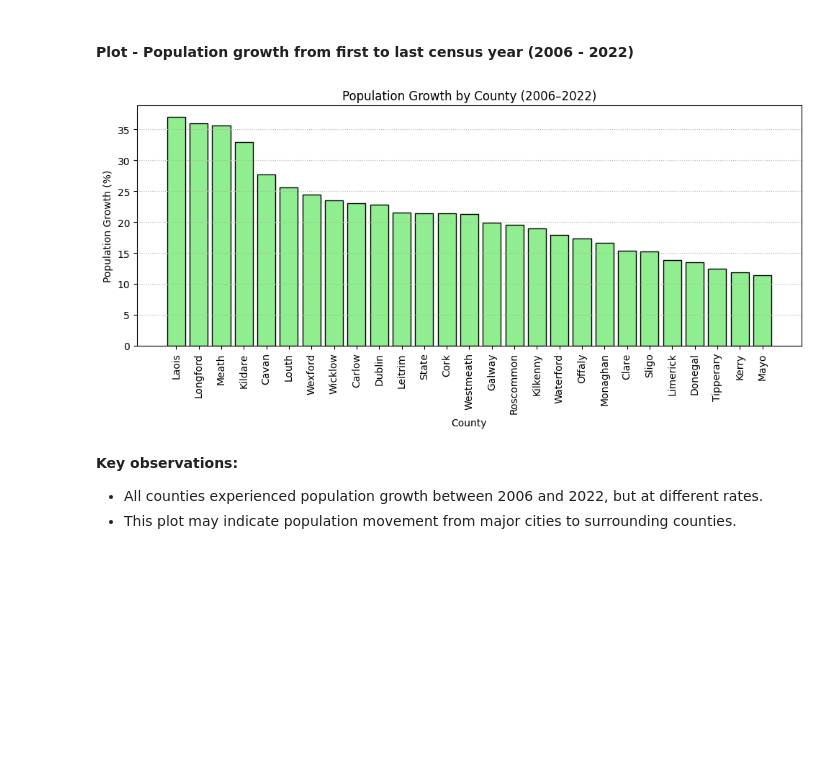
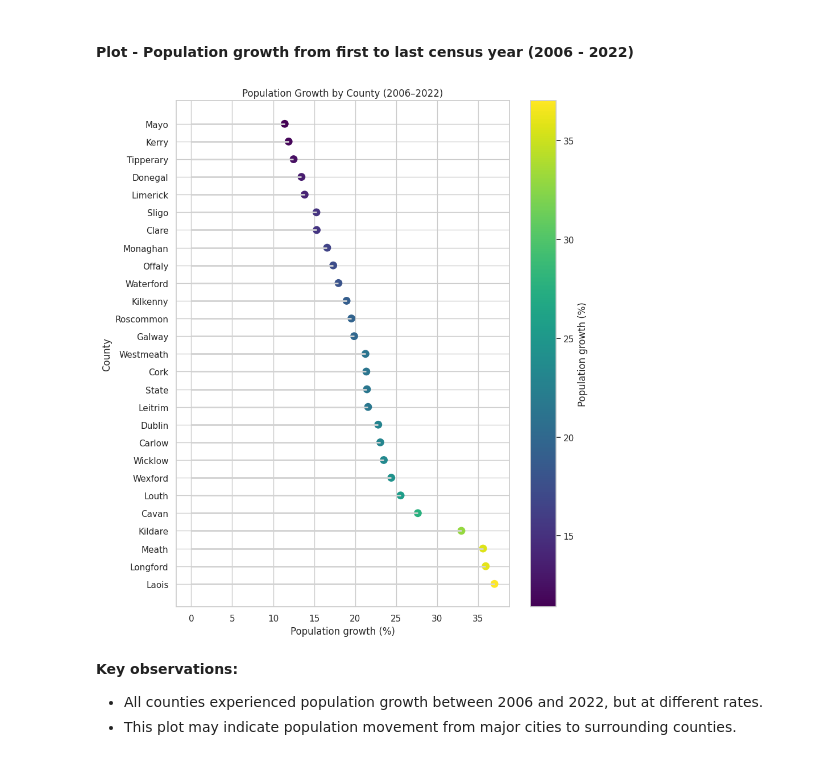
Before and after one commit to elainecazetta/programming-for-data-analytics, a Jupyter notebook: project/census_analysis.ipynb, the cells around one changed output. Saved outputs shown, nothing was run; the diff lists cells and outputs as text; code cells hidden in the pictures; blank space fills up the shorter version.

Commit message:
improve plot in topic 4

```diff
--- a/project/census_analysis.ipynb
+++ b/project/census_analysis.ipynb
@@ -251,27 +251,41 @@ Passing `palette` without assigning `hue` is deprecated and will be removed in v
 - In 2022, population is highly concentrated, with Dublin accounting for a much larger share than other counties.
 # %% [markdown]
 #### Plot - Population growth from first to last census year (2006 - 2022)
-# %%
-growth_summary = (
-    pop_df
-    .groupby("County")
-    .apply(lambda x: ((x["Population"].iloc[-1] / x["Population"].iloc[0]) - 1) * 100)
-    .reset_index(name="Population_Growth_%")
-)
-
-growth_summary = growth_summary.sort_values("Population_Growth_%", ascending=False)
-
-plt.figure(figsize=(10, 5))
-plt.bar(growth_summary["County"], growth_summary["Population_Growth_%"], color='lightgreen', edgecolor='black')
-plt.xticks(rotation=90)
-plt.title("Population Growth by County (2006–2022)")
-plt.xlabel("County")
-plt.ylabel("Population Growth (%)")
-plt.grid(axis='y', linestyle=':')
-plt.tight_layout()
-plt.show()
-# %% [output]
-[figure, removed]
+# %%
+plt.figure(figsize=(9, 10))
+
+y = growth_summary["County"]
+x = growth_summary["Population_Growth_%"]
+
+# Colour points using a colormap
+colors = x
+
+plt.hlines(
+    y=y,
+    xmin=0,
+    xmax=x,
+    color="lightgrey",
+    linewidth=2
+)
+
+plt.scatter(
+    x,
+    y,
+    c=colors,
+    cmap="viridis",
+    s=80
+)
+
+plt.colorbar(label="Population growth (%)")
+
+plt.title("Population Growth by County (2006–2022)")
+plt.xlabel("Population growth (%)")
+plt.ylabel("County")
+
+plt.tight_layout()
+plt.show()
+# %% [output]
+[figure, added]
 # %% [markdown]
 **Key observations:**
 - All counties experienced population growth between 2006 and 2022, but at different rates.
```
Also changed, not shown: parts of 6 cells of this notebook.
